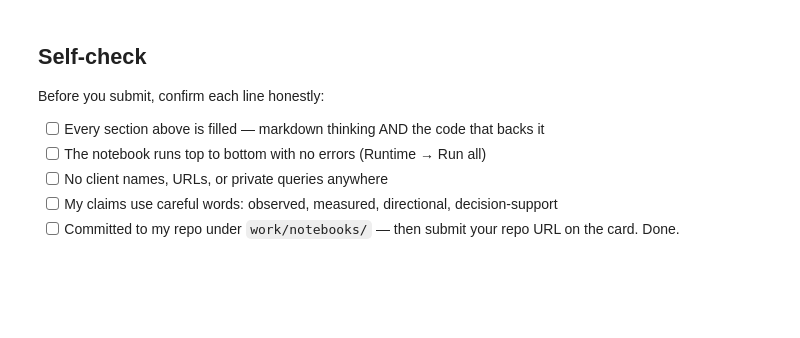
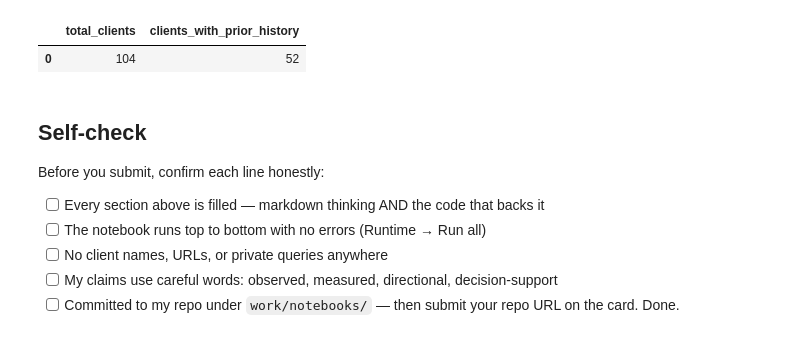
Before and after one commit to itsrealfarman/flyrank-ml-internship, a Jupyter notebook: work/notebooks/w03_data_contract.ipynb, the cells around one changed output. Cells and saved outputs as stored; diff of their text form; code cells hidden in the pictures; blank space fills up the shorter version.

```diff
--- a/work/notebooks/w03_data_contract.ipynb
+++ b/work/notebooks/w03_data_contract.ipynb
@@ -22,0 +11,34 @@ This skeleton is yours to fill. Work the sections **in order** — each one has
+# %%
+%pip -q install duckdb huggingface_hub
+
+import os, getpass
+
+# Token order: env var -> Colab Secret -> prompt (last resort).
+# Store it as a Colab Secret named HF_TOKEN (key icon, left panel) so this never prompts.
+HF_TOKEN = os.environ.get("HF_TOKEN")
+if not HF_TOKEN:
+    try:
+        from google.colab import userdata
+        HF_TOKEN = userdata.get("HF_TOKEN")
+    except Exception:
+        pass
+HF_TOKEN = HF_TOKEN or getpass.getpass("Paste your Hugging Face READ token (hf_...): ")
+
+import duckdb
+
+con = duckdb.connect()
+con.execute(f"CREATE OR REPLACE SECRET hf (TYPE huggingface, TOKEN '{HF_TOKEN}')")
+
+REL = "hf://datasets/FlyRank/internship-warehouse"
+TABLES = {
+    "dim_clients":       f"read_parquet('{REL}/dim_clients.parquet')",
+    "dim_content":       f"read_parquet('{REL}/dim_content.parquet')",
+    "fact_daily":        f"read_parquet('{REL}/fact_content_daily_performance/**/*.parquet')",
+    "fact_query_90d":    f"read_parquet('{REL}/fact_content_query_90d.parquet')",
+}
+
+MONTH_START = "2026-03-01"
+MONTH_END   = "2026-04-01"   # exclusive
+MID_MONTH   = "2026-03-16"   # split point: first half = features, second half = label
+
+print("Connected. Working month:", MONTH_START, "to", MONTH_END, "(exclusive)")
@@ -37,3 +238,16 @@ This skeleton is yours to fill. Work the sections **in order** — each one has
+# %%
+# Supporting check for the named limitation: how many clients actually had history before March?
+history_check = con.sql(f"""
+    SELECT
+        COUNT(*) AS total_clients,
+        COUNT(*) FILTER (WHERE gsc_data_start < DATE '{MONTH_START}') AS clients_with_prior_history
+    FROM {TABLES['dim_clients']}
+""").df()
+
+history_check
+# %% [output]
+|  | total_clients | clients_with_prior_history |
+| 0 | 104 | 52 |
 # %% [markdown]
 ## Self-check
 
```
Also changed, not shown: parts of 24 cells of this notebook.
